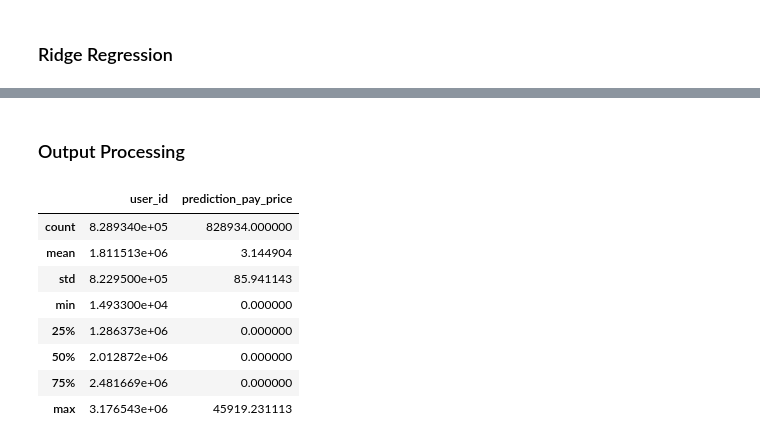
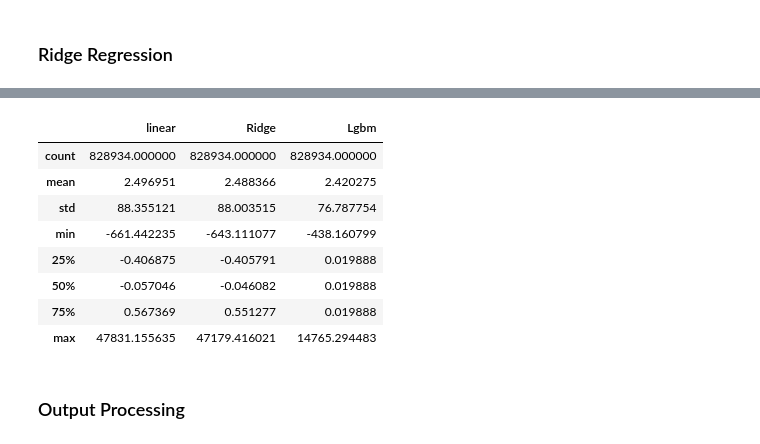
Before and after one commit to markson14/DataCastle, a Jupyter notebook: Gold Prediction/multimodel_regression.ipynb, the cells around one changed output, grey strips where cells are left out. Drawn from its saved outputs; the diff is of its cells as text; code cells hidden in the pictures.

Commit message:
new tap4fun prediction

```diff
--- a/Gold Prediction/multimodel_regression.ipynb
+++ b/Gold Prediction/multimodel_regression.ipynb
@@ -60,9 +91,9 @@ ValueError: Found input variables with inconsistent numbers of samples: [828934,
 from sklearn.linear_model import Ridge
 from sklearn.metrics import mean_squared_error
 reg2 = Ridge(alpha=1,solver = 'auto')
-reg2.fit(x_train, y)
-# preds = reg2.predict(test_scale)
-y_pred = reg2.predict(test_scale)
+reg2.fit(x_train, y_train)
+preds2 = reg2.predict(x_test)
+# y_pred = reg2.predict(test_scale)
 # print(reg2.score(x_train, y_train))
-# print('RMSE: {}'.format(mean_squared_error(y_pred,y_test,multioutput = 'uniform_average')**0.5))
+print('RMSE: {}'.format(mean_squared_error(preds2,y_test,multioutput = 'uniform_average')**0.5))
 # %% [output]
@@ -71,9 +105,18 @@ Wall time: 3.87 s
 %%time
 from lightgbm import LGBMRegressor
 
-reg3 = LGBMRegressor(n_estimators=400,n_jobs=-1)
+reg3 = LGBMRegressor(boosting_type='gbdt',
+                     num_leaves=31, max_depth=-1,
+                     learning_rate=0.1, n_estimators=n,
+                     subsample_for_bin=200000, objective=None,
+                     class_weight=None, min_split_gain=0.0,
+                     min_child_weight=0.001,
+                     min_child_samples=20, subsample=1.0, subsample_freq=1,
+                     colsample_bytree=1.0,
+                     reg_alpha=0.0, reg_lambda=0.0, random_state=None,
+                     n_jobs=-1, silent=True)
 reg3.fit(x_train, y_train)
-# preds = reg2.predict(test_scale)
-y_pred2 = reg3.predict(x_test)
-print('RMSE: {}'.format(mean_squared_error(y_pred2,y_test,multioutput = 'uniform_average')**0.5))
+preds3 = reg3.predict(x_test)
+# y_pred2 = reg3.predict(x_test)
+print('RMSE: {}'.format(mean_squared_error(preds3,y_test,multioutput = 'uniform_average')**0.5))
 # %% [output]
@@ -81,0 +125,6 @@ Wall time: 1min 32s
+# %%
+output_preds = pd.DataFrame()
+# %%
+output_preds['linear'] = reg.predict(test_df)
+output_preds['Ridge'] = reg2.predict(test_df)
+output_preds['Lgbm'] = reg3.predict(test_df)
@@ -82,3 +133,15 @@ Wall time: 1min 32s
+# %%
+output_preds.describe()
+# %% [output]
+|  | linear | Ridge | Lgbm |
+| count | 828934.000000 | 828934.000000 | 828934.000000 |
+| mean | 2.496951 | 2.488366 | 2.420275 |
+| std | 88.355121 | 88.003515 | 76.787754 |
+| min | -661.442235 | -643.111077 | -438.160799 |
+| 25% | -0.406875 | -0.405791 | 0.019888 |
+| 50% | -0.057046 | -0.046082 | 0.019888 |
+| 75% | 0.567369 | 0.551277 | 0.019888 |
+| max | 47831.155635 | 47179.416021 | 14765.294483 |
 # %% [markdown]
 ### Output Processing
 # %%
@@ -91,15 +153,3 @@ sub.to_csv('output_processed_Ridge.csv',index=None)
-# %%
-sub.describe()
-# %% [output]
-|  | user_id | prediction_pay_price |
-| count | 8.289340e+05 | 828934.000000 |
-| mean | 1.811513e+06 | 3.144904 |
-| std | 8.229500e+05 | 85.941143 |
-| min | 1.493300e+04 | 0.000000 |
-| 25% | 1.286373e+06 | 0.000000 |
-| 50% | 2.012872e+06 | 0.000000 |
-| 75% | 2.481669e+06 | 0.000000 |
-| max | 3.176543e+06 | 45919.231113 |
 # %%
 len(preds)
 # %% [output]
```
Also changed, not shown: parts of 15 cells of this notebook.
